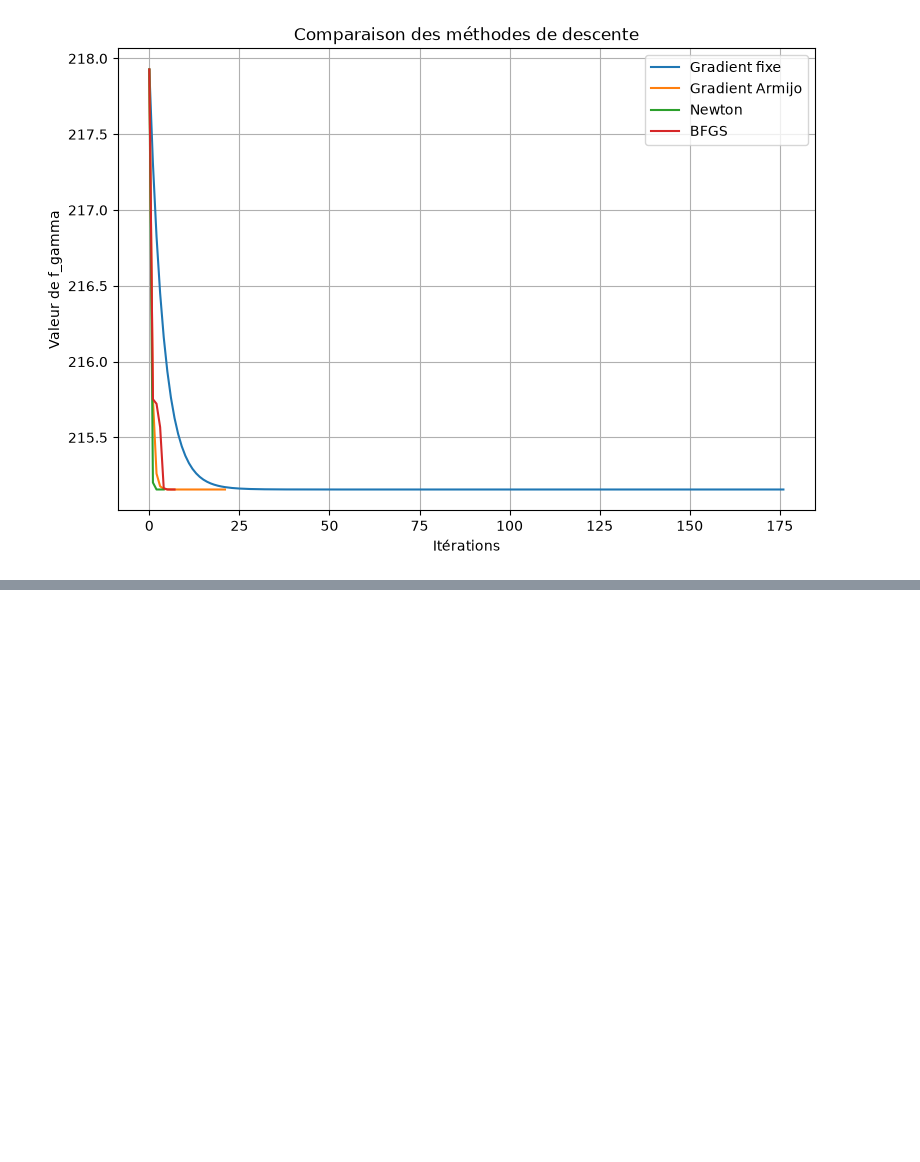
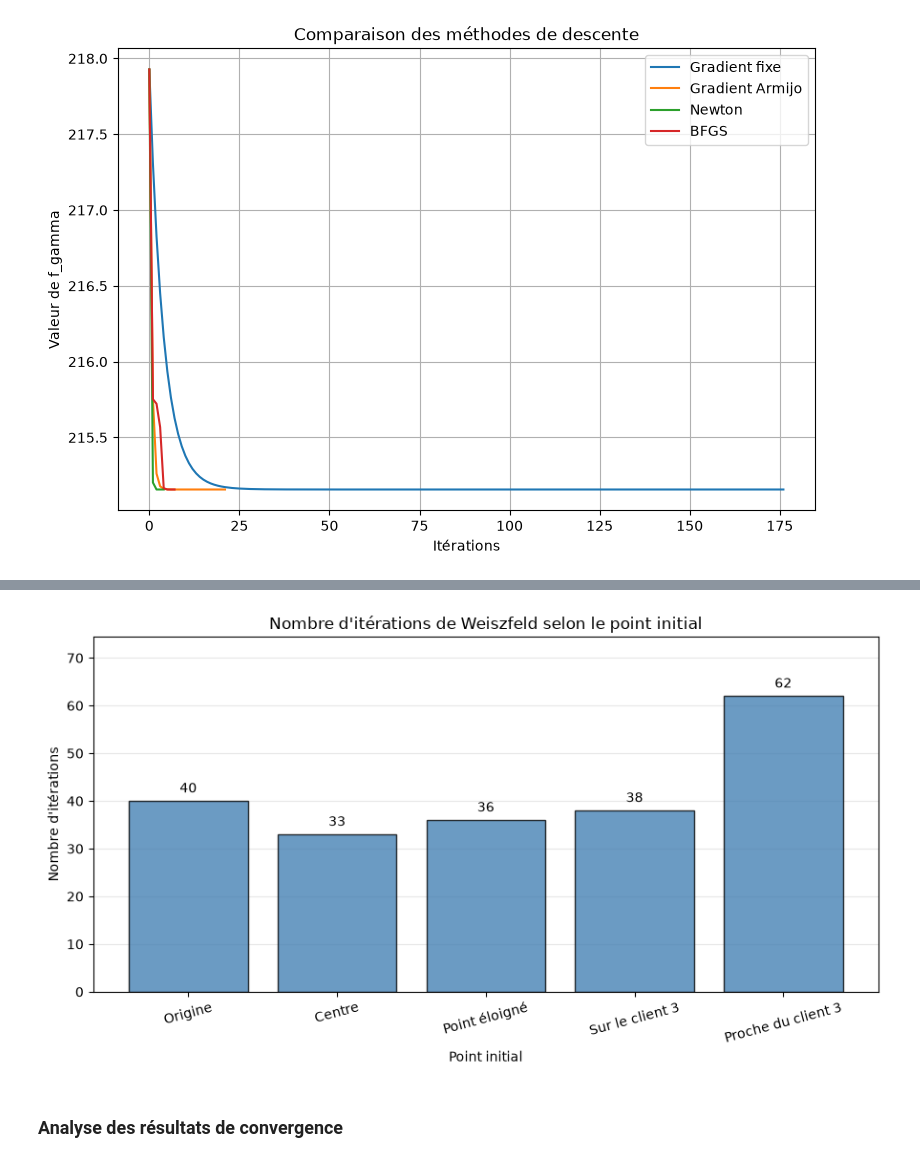
Before and after one commit to Pierre555-lfft/SAE-Optimisation-Pierre-Lionnel, a Jupyter notebook: Notebookoptimisation.ipynb, the cells around one changed output, grey strips where cells are left out. Drawn from its saved outputs; the diff is of its cells as text; code cells hidden in the pictures; blank space fills up the shorter version.

```diff
--- a/Notebookoptimisation.ipynb
+++ b/Notebookoptimisation.ipynb
@@ -795,0 +1574,43 @@ plt.show()
+# %%
+
+import matplotlib.pyplot as plt
+
+# Récupération des résultats déjà calculés
+noms = list(resultats_weiszfeld.keys())
+
+iterations = [
+    len(resultats_weiszfeld[nom][1]) - 1
+    for nom in noms
+]
+
+# Graphique
+fig, ax = plt.subplots(figsize=(9, 5))
+
+barres = ax.bar(
+    noms,
+    iterations,
+    color="steelblue",
+    edgecolor="black",
+    alpha=0.8
+)
+
+# Valeurs au-dessus des barres
+ax.bar_label(barres, padding=4)
+
+ax.set_title(
+    "Nombre d'itérations de Weiszfeld selon le point initial"
+)
+ax.set_xlabel("Point initial")
+ax.set_ylabel("Nombre d'itérations")
+
+ax.set_ylim(0, max(iterations) * 1.2)
+ax.grid(axis="y", alpha=0.3)
+ax.set_axisbelow(True)
+
+plt.xticks(rotation=15)
+plt.tight_layout()
+plt.show()
+# %% [output]
+[figure, added]
+# %% [markdown]
+### Analyse des résultats de convergence
```
Also changed, not shown: parts of 42 cells of this notebook.
